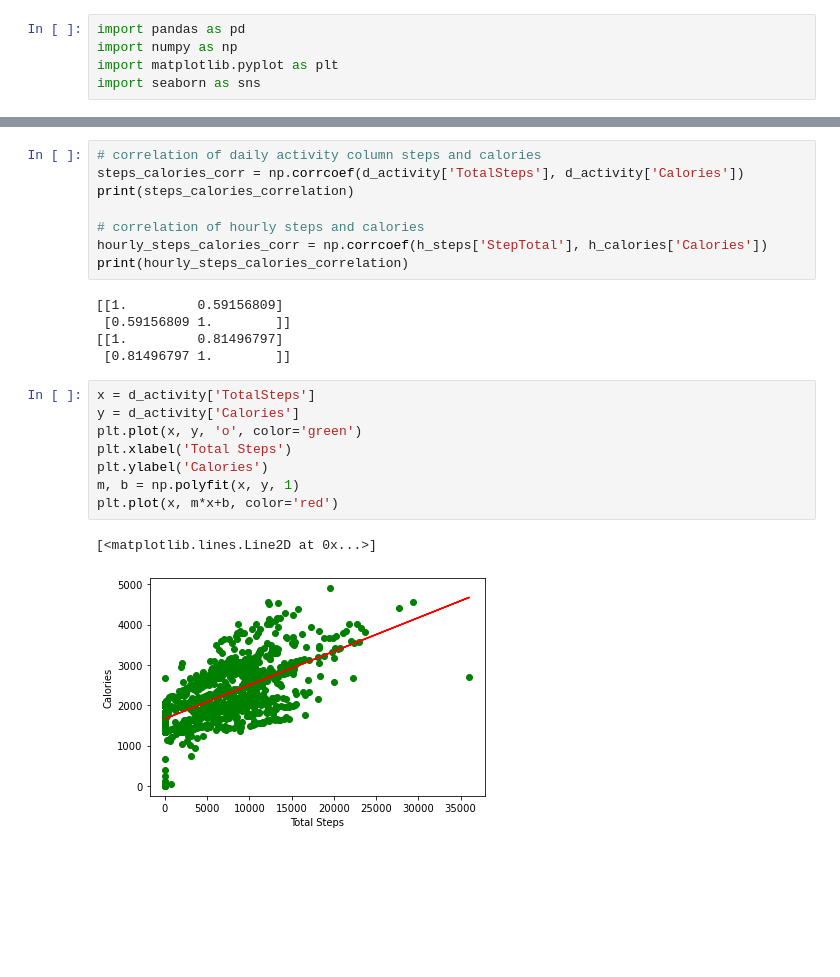
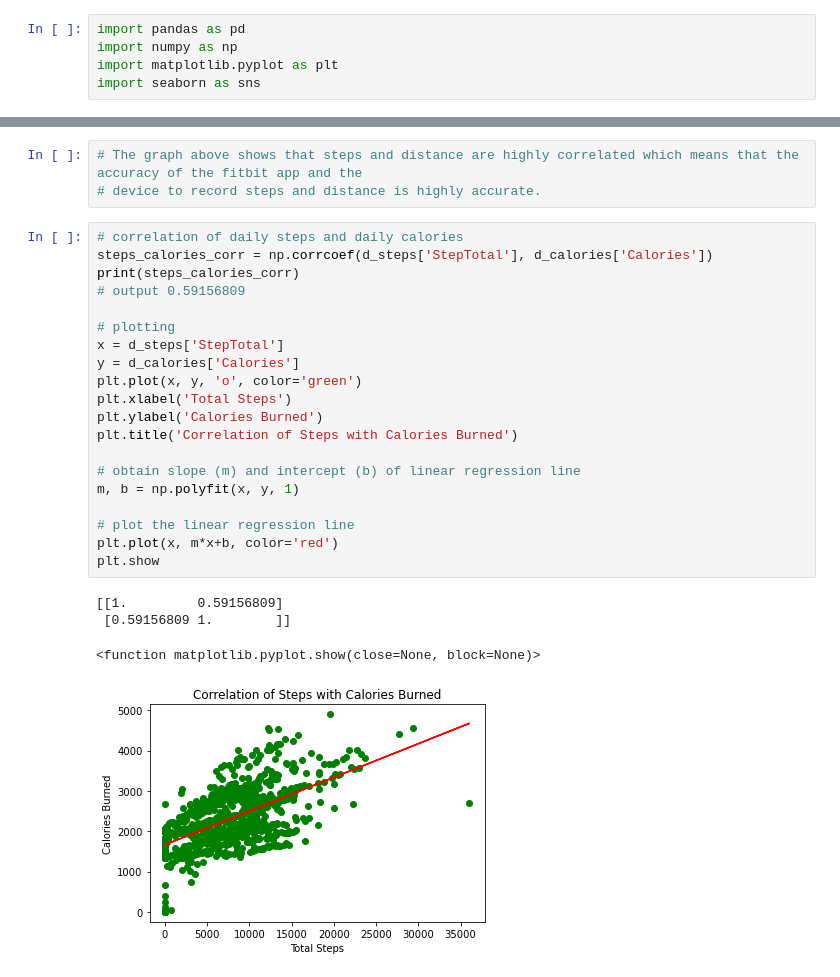
Before and after one commit to JamesCns/Fitbit-Simple-Data-Analysis, a Jupyter notebook: PTF10-Final-Project.ipynb, the cells around one changed output, grey strips where cells are left out. Saved outputs shown, nothing was run; the diff lists cells and outputs as text; blank space fills up the shorter version.

```diff
--- a/PTF10-Final-Project.ipynb
+++ b/PTF10-Final-Project.ipynb
@@ -67,24 +134,28 @@ plt.show
+# %%
+# The graph above shows that steps and distance are highly correlated which means that the accuracy of the fitbit app and the
+# device to record steps and distance is highly accurate.
 # %%
-# correlation of daily activity column steps and calories
-steps_calories_corr = np.corrcoef(d_activity['TotalSteps'], d_activity['Calories'])
-print(steps_calories_correlation)
+# correlation of daily steps and daily calories
+steps_calories_corr = np.corrcoef(d_steps['StepTotal'], d_calories['Calories'])
+print(steps_calories_corr)
+# output 0.59156809
 
-# correlation of hourly steps and calories
-hourly_steps_calories_corr = np.corrcoef(h_steps['StepTotal'], h_calories['Calories'])
-print(hourly_steps_calories_correlation)
+# plotting
+x = d_steps['StepTotal']
+y = d_calories['Calories']
+plt.plot(x, y, 'o', color='green')
+plt.xlabel('Total Steps')
+plt.ylabel('Calories Burned')
+plt.title('Correlation of Steps with Calories Burned')
+
+# obtain slope (m) and intercept (b) of linear regression line
+m, b = np.polyfit(x, y, 1)
+
+# plot the linear regression line
+plt.plot(x, m*x+b, color='red')
+plt.show
 # %% [output]
 [[1.         0.59156809]
  [0.59156809 1.        ]]
-[[1.         0.81496797]
- [0.81496797 1.        ]]
+<function matplotlib.pyplot.show(close=None, block=None)>
+[figure, added]
-# %%
-x = d_activity['TotalSteps']
-y = d_activity['Calories']
-plt.plot(x, y, 'o', color='green')
-plt.xlabel('Total Steps')
-plt.ylabel('Calories')
-m, b = np.polyfit(x, y, 1)
-plt.plot(x, m*x+b, color='red')
-# %% [output]
-[<matplotlib.lines.Line2D at 0x...>]
-[figure, removed]
```
Also changed, not shown: parts of 16 cells of this notebook.
